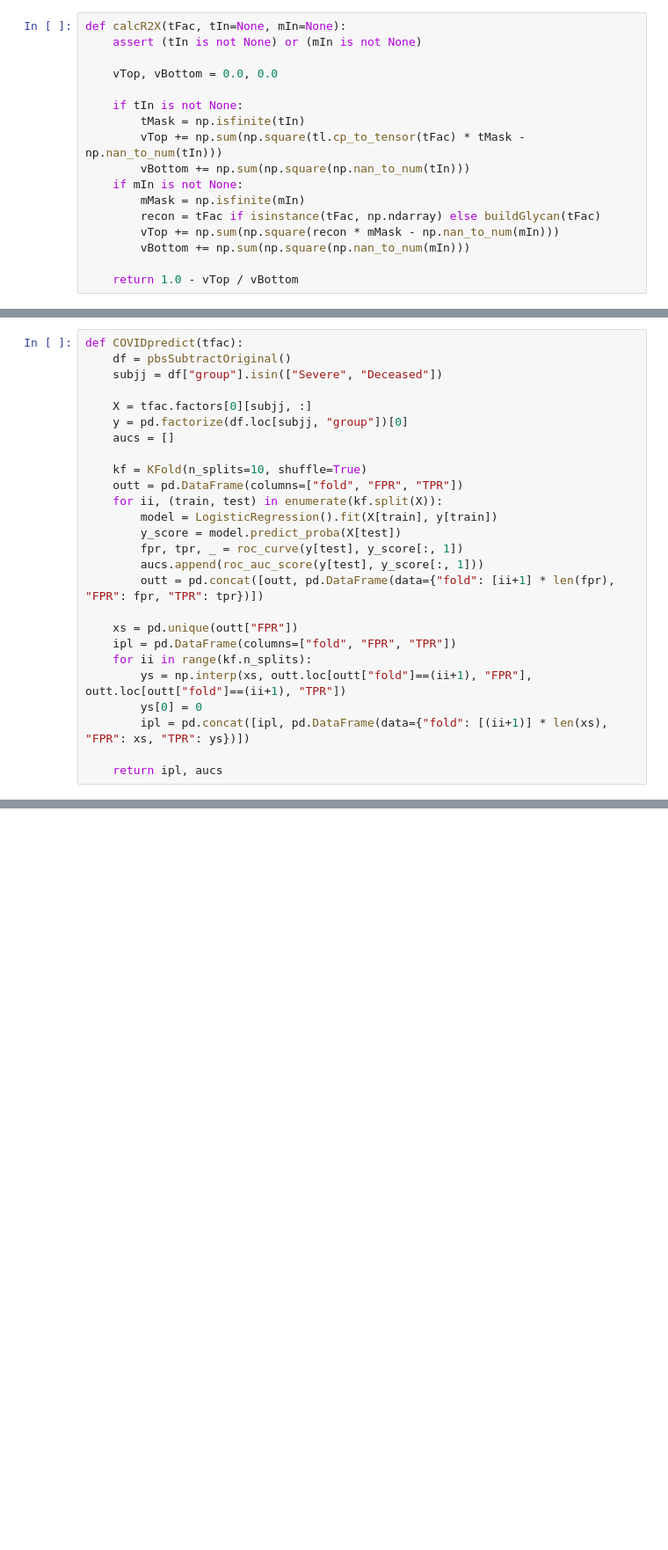
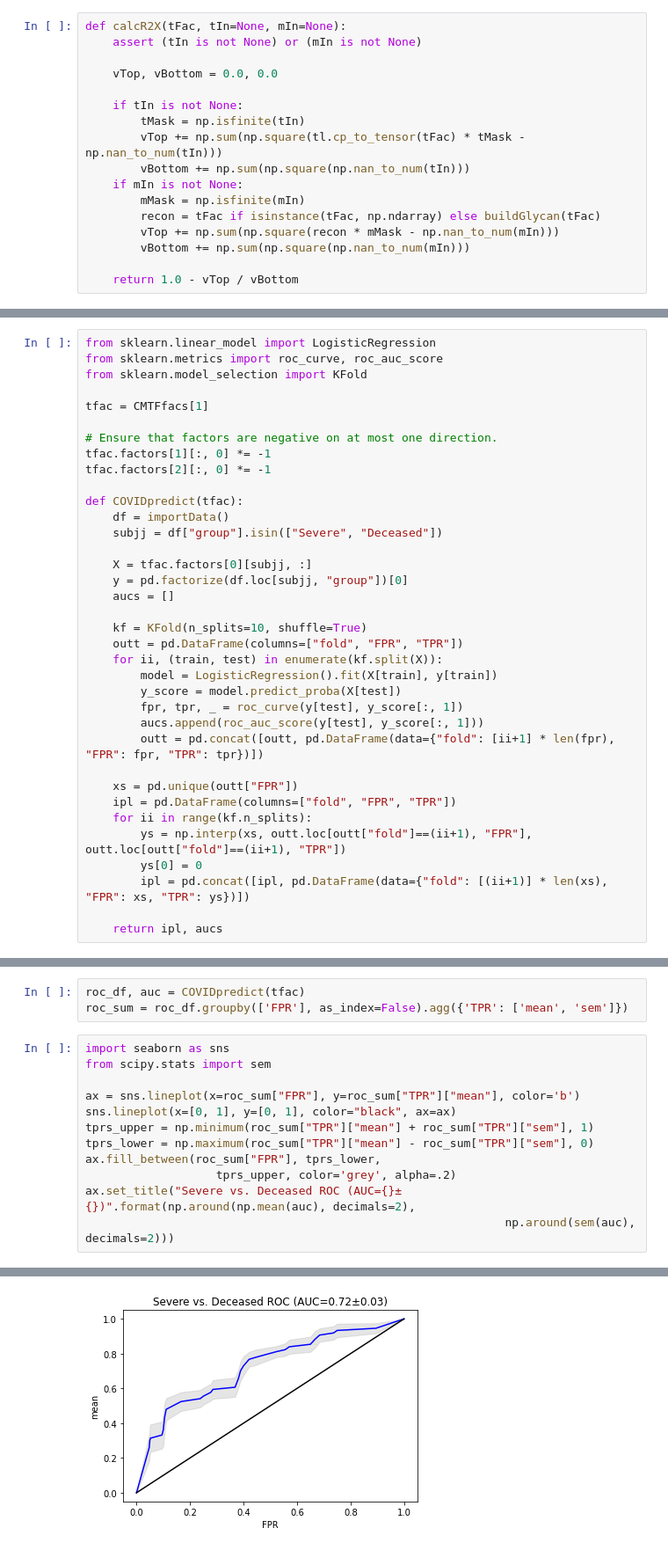
Before and after one commit to meyer-lab/tensorpack, a Jupyter notebook: Apply CP to SARS-CoV-2 Serology Dataset.ipynb, the cells around one changed output, grey strips where cells are left out. Shown at 88% size. Saved outputs shown, nothing was run; the diff lists cells and outputs as text; blank space fills up the shorter version.

```diff
--- a/Apply CP to SARS-CoV-2 Serology Dataset.ipynb
+++ b/Apply CP to SARS-CoV-2 Serology Dataset.ipynb
@@ -189,6 +124,16 @@ def calcR2X(tFac, tIn=None, mIn=None):
 # %%
+from sklearn.linear_model import LogisticRegression
+from sklearn.metrics import roc_curve, roc_auc_score
+from sklearn.model_selection import KFold
+
+tfac = CMTFfacs[1]
+
+# Ensure that factors are negative on at most one direction.
+tfac.factors[1][:, 0] *= -1
+tfac.factors[2][:, 0] *= -1
+
 def COVIDpredict(tfac):
-    df = pbsSubtractOriginal()
+    df = importData()
     subjj = df["group"].isin(["Severe", "Deceased"])
 
     X = tfac.factors[0][subjj, :]
@@ -264,0 +160,16 @@ def getSetup(figsize, gridd, multz=None, empts=None):
+# %%
+roc_df, auc = COVIDpredict(tfac)
+roc_sum = roc_df.groupby(['FPR'], as_index=False).agg({'TPR': ['mean', 'sem']})
+# %%
+import seaborn as sns
+from scipy.stats import sem
+
+ax = sns.lineplot(x=roc_sum["FPR"], y=roc_sum["TPR"]["mean"], color='b')
+sns.lineplot(x=[0, 1], y=[0, 1], color="black", ax=ax)
+tprs_upper = np.minimum(roc_sum["TPR"]["mean"] + roc_sum["TPR"]["sem"], 1)
+tprs_lower = np.maximum(roc_sum["TPR"]["mean"] - roc_sum["TPR"]["sem"], 0)
+ax.fill_between(roc_sum["FPR"], tprs_lower,
+                   tprs_upper, color='grey', alpha=.2)
+ax.set_title("Severe vs. Deceased ROC (AUC={}±{})".format(np.around(np.mean(auc), decimals=2),
+                                                             np.around(sem(auc), decimals=2)))
+# %% [output]
@@ -264,0 +177 @@ def getSetup(figsize, gridd, multz=None, empts=None):
+[figure, added]
```
Also changed, not shown: parts of 28 cells of this notebook.
